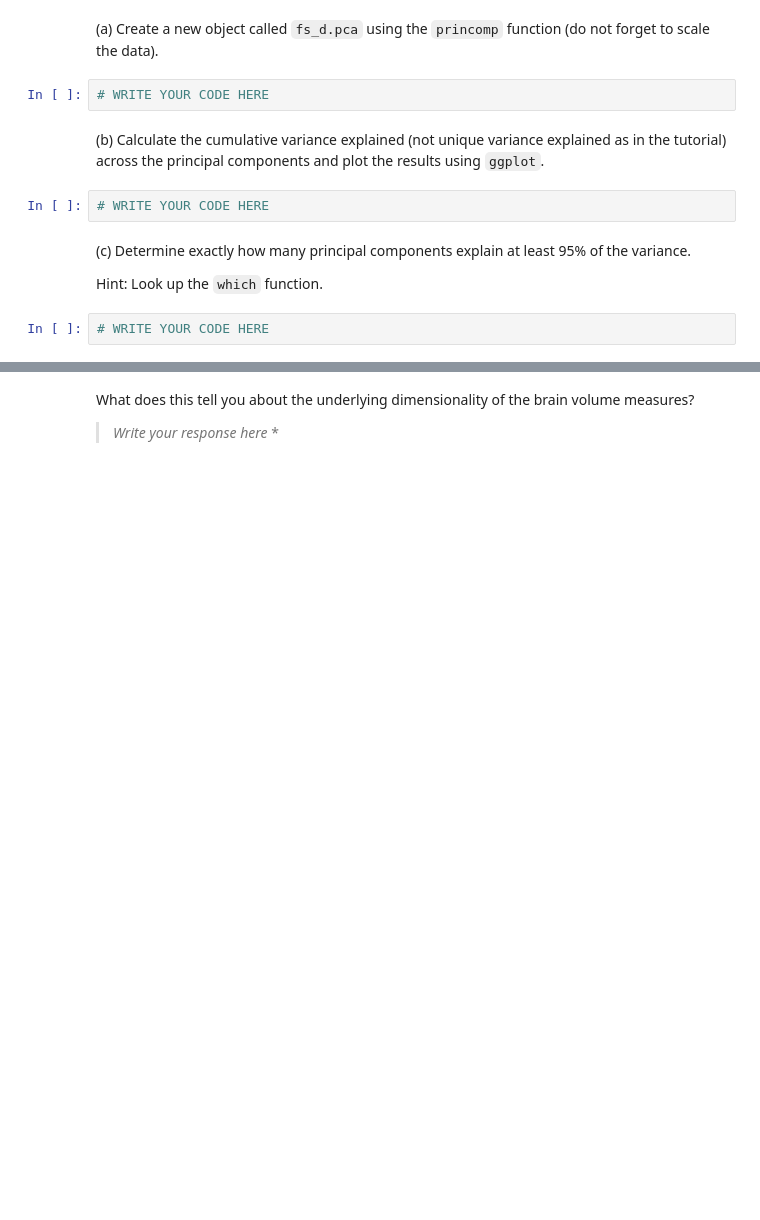
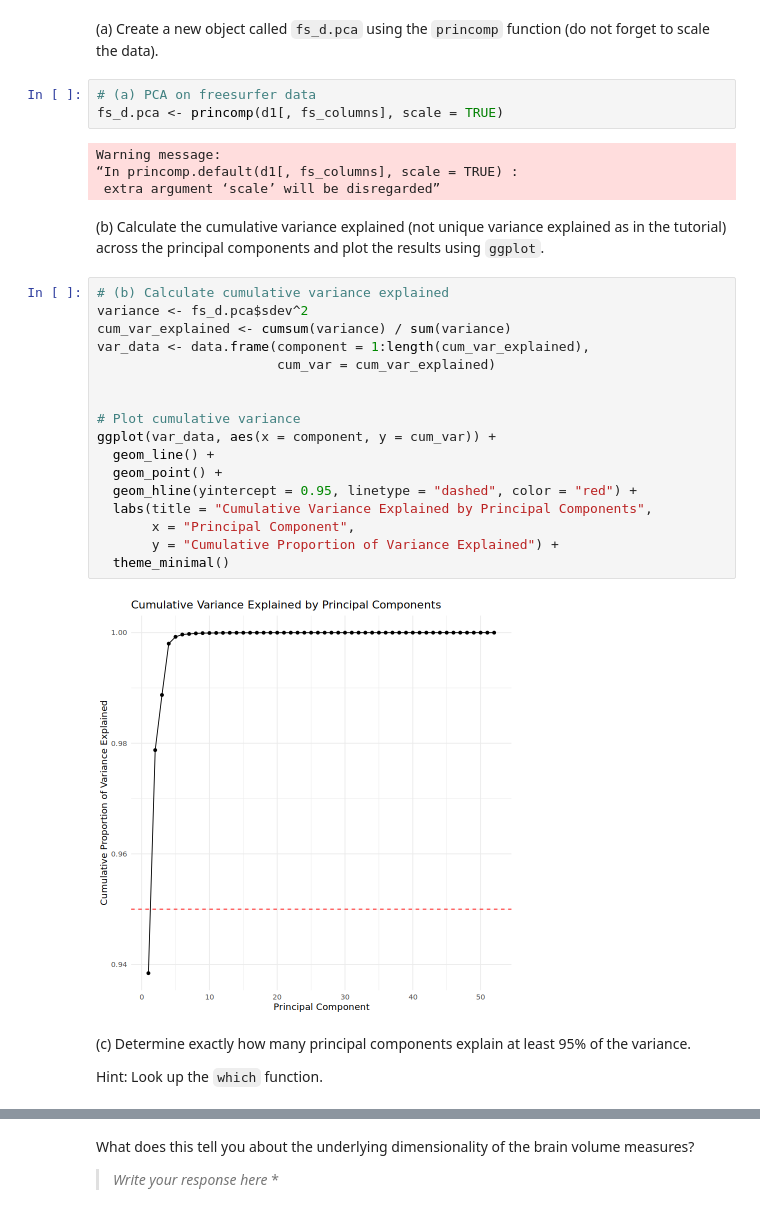
Before and after one commit to cnsimmons/Simmons_DSPN_S25, a Jupyter notebook: ExerciseSubmissions/ex18_principal-component-methods.ipynb, the cells around one changed output, grey strips where cells are left out. Drawn from its saved outputs; the diff is of its cells as text; blank space fills up the shorter version.

```diff
--- a/ExerciseSubmissions/ex18_principal-component-methods.ipynb
+++ b/ExerciseSubmissions/ex18_principal-component-methods.ipynb
@@ -56,15 +104,35 @@ What patterns do you see in the correlations?
 Let's see how many principal components explain at *at least* 95% of the data.
 # %% [markdown]
 (a) Create a new object called `fs_d.pca` using the `princomp` function (do not forget to scale the data).
-# %%
-# WRITE YOUR CODE HERE
+# %%
+# (a) PCA on freesurfer data
+fs_d.pca <- princomp(d1[, fs_columns], scale = TRUE)
+# %% [output]
+Warning message:
+“In princomp.default(d1[, fs_columns], scale = TRUE) :
+ extra argument ‘scale’ will be disregarded”
 # %% [markdown]
 (b) Calculate the cumulative variance explained (not unique variance explained as in the tutorial) across the principal components and plot the results using `ggplot`.
-# %%
-# WRITE YOUR CODE HERE
+# %%
+# (b) Calculate cumulative variance explained
+variance <- fs_d.pca$sdev^2
+cum_var_explained <- cumsum(variance) / sum(variance)
+var_data <- data.frame(component = 1:length(cum_var_explained),
+                       cum_var = cum_var_explained)
+
+
+# Plot cumulative variance
+ggplot(var_data, aes(x = component, y = cum_var)) +
+  geom_line() +
+  geom_point() +
+  geom_hline(yintercept = 0.95, linetype = "dashed", color = "red") +
+  labs(title = "Cumulative Variance Explained by Principal Components",
+       x = "Principal Component",
+       y = "Cumulative Proportion of Variance Explained") +
+  theme_minimal()
+# %% [output]
+[figure, added]
 # %% [markdown]
 (c) Determine exactly how many principal components explain at least 95% of the variance.
 
 Hint: Look up the `which` function.
-# %%
-# WRITE YOUR CODE HERE
```
Also changed, not shown: parts of 17 cells of this notebook.
